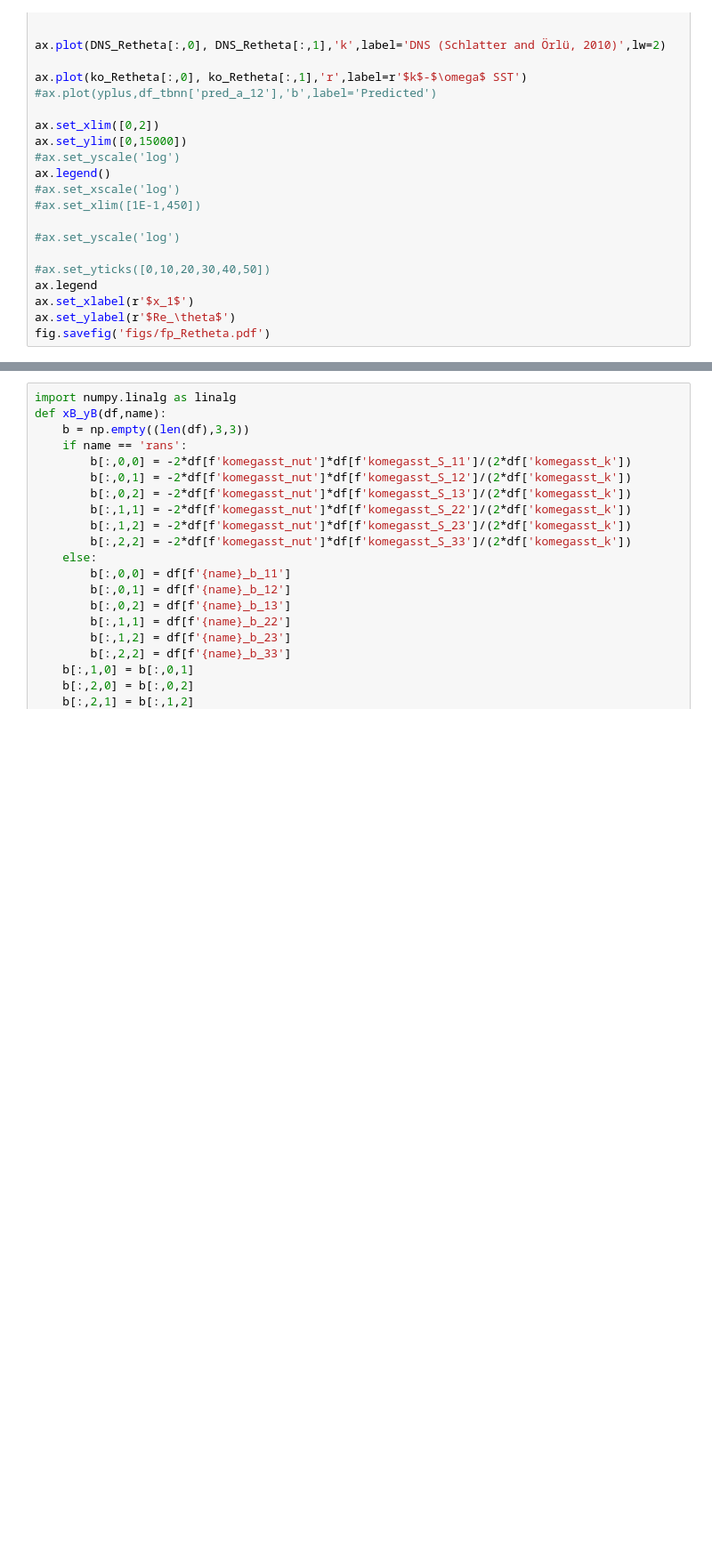
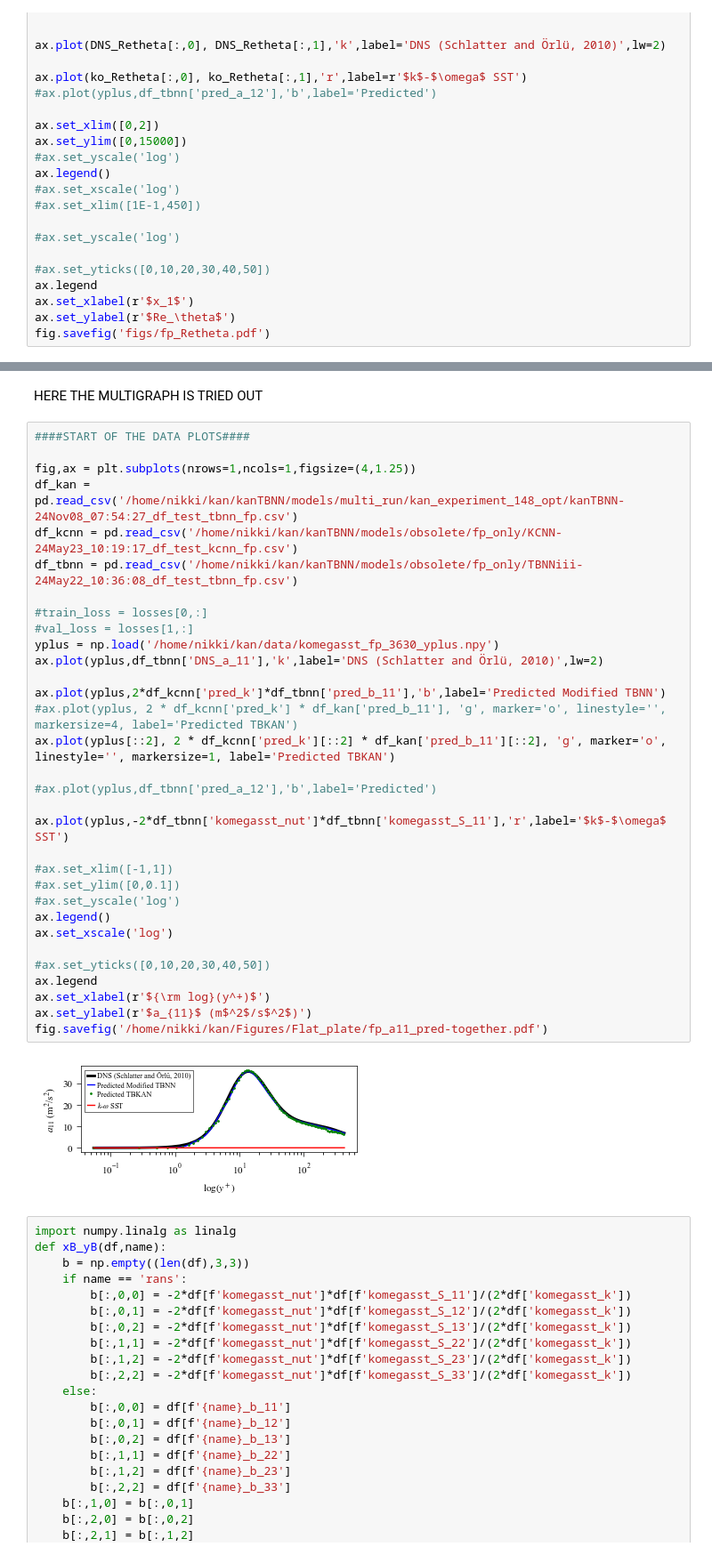
Before and after one commit to Nikhilakalia/kanTBNN, a Jupyter notebook: plots.ipynb, the cells around one changed output, grey strips where cells are left out. Shown: that part at 89% size. Drawn from its saved outputs; the diff is of its cells as text; blank space fills up the shorter version.

```diff
--- a/plots.ipynb
+++ b/plots.ipynb
@@ -737,3 +737,39 @@ fig.savefig('/home/nikki/kan/Figures/Flat_plate/fp_a33_pred-148-opt.pdf')
+# %% [markdown]
+HERE THE MULTIGRAPH IS  TRIED OUT
+# %%
+####START OF THE DATA PLOTS####
+
+fig,ax = plt.subplots(nrows=1,ncols=1,figsize=(4,1.25))
+df_kan = pd.read_csv('/home/nikki/kan/kanTBNN/models/multi_run/kan_experiment_148_opt/kanTBNN-24Nov08_07:54:27_df_test_tbnn_fp.csv')
+df_kcnn = pd.read_csv('/home/nikki/kan/kanTBNN/models/obsolete/fp_only/KCNN-24May23_10:19:17_df_test_kcnn_fp.csv')
+df_tbnn = pd.read_csv('/home/nikki/kan/kanTBNN/models/obsolete/fp_only/TBNNiii-24May22_10:36:08_df_test_tbnn_fp.csv')
+
+#train_loss = losses[0,:]
+#val_loss = losses[1,:]
+yplus = np.load('/home/nikki/kan/data/komegasst_fp_3630_yplus.npy')
+ax.plot(yplus,df_tbnn['DNS_a_11'],'k',label='DNS (Schlatter and Örlü, 2010)',lw=2)
+
+ax.plot(yplus,2*df_kcnn['pred_k']*df_tbnn['pred_b_11'],'b',label='Predicted Modified TBNN')
+#ax.plot(yplus, 2 * df_kcnn['pred_k'] * df_kan['pred_b_11'], 'g', marker='o', linestyle='', markersize=4, label='Predicted TBKAN')
+ax.plot(yplus[::2], 2 * df_kcnn['pred_k'][::2] * df_kan['pred_b_11'][::2], 'g', marker='o', linestyle='', markersize=1, label='Predicted TBKAN')
+
+#ax.plot(yplus,df_tbnn['pred_a_12'],'b',label='Predicted')
+
+ax.plot(yplus,-2*df_tbnn['komegasst_nut']*df_tbnn['komegasst_S_11'],'r',label='$k$-$\omega$ SST')
+
+#ax.set_xlim([-1,1])
+#ax.set_ylim([0,0.1])
+#ax.set_yscale('log')
+ax.legend()
+ax.set_xscale('log')
+
+#ax.set_yticks([0,10,20,30,40,50])
+ax.legend
+ax.set_xlabel(r'${\rm log}(y^+)$')
+ax.set_ylabel(r'$a_{11}$ (m$^2$/s$^2$)')
+fig.savefig('/home/nikki/kan/Figures/Flat_plate/fp_a11_pred-together.pdf')
+# %% [output]
+[figure, added]
 # %%
 import numpy.linalg as linalg
 def xB_yB(df,name):
```
Also changed, not shown: parts of 5 cells of this notebook, 43 other files.
